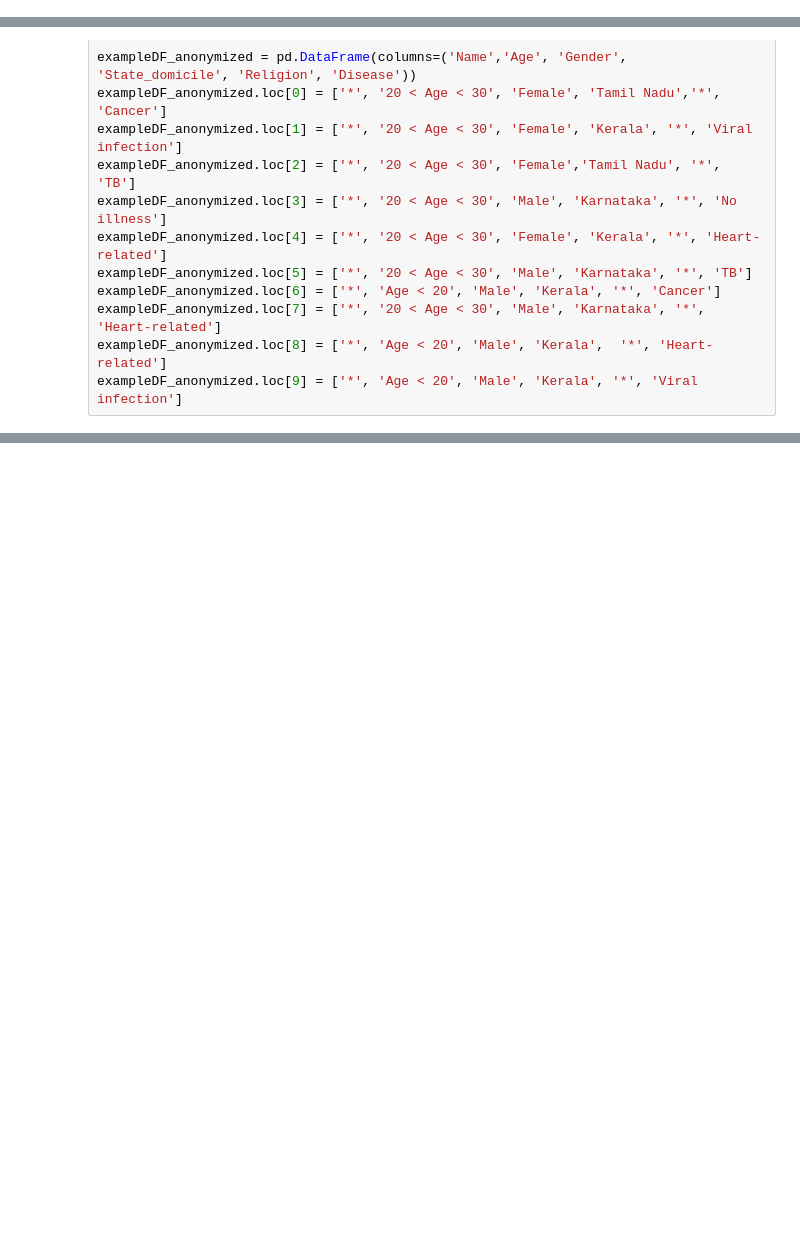
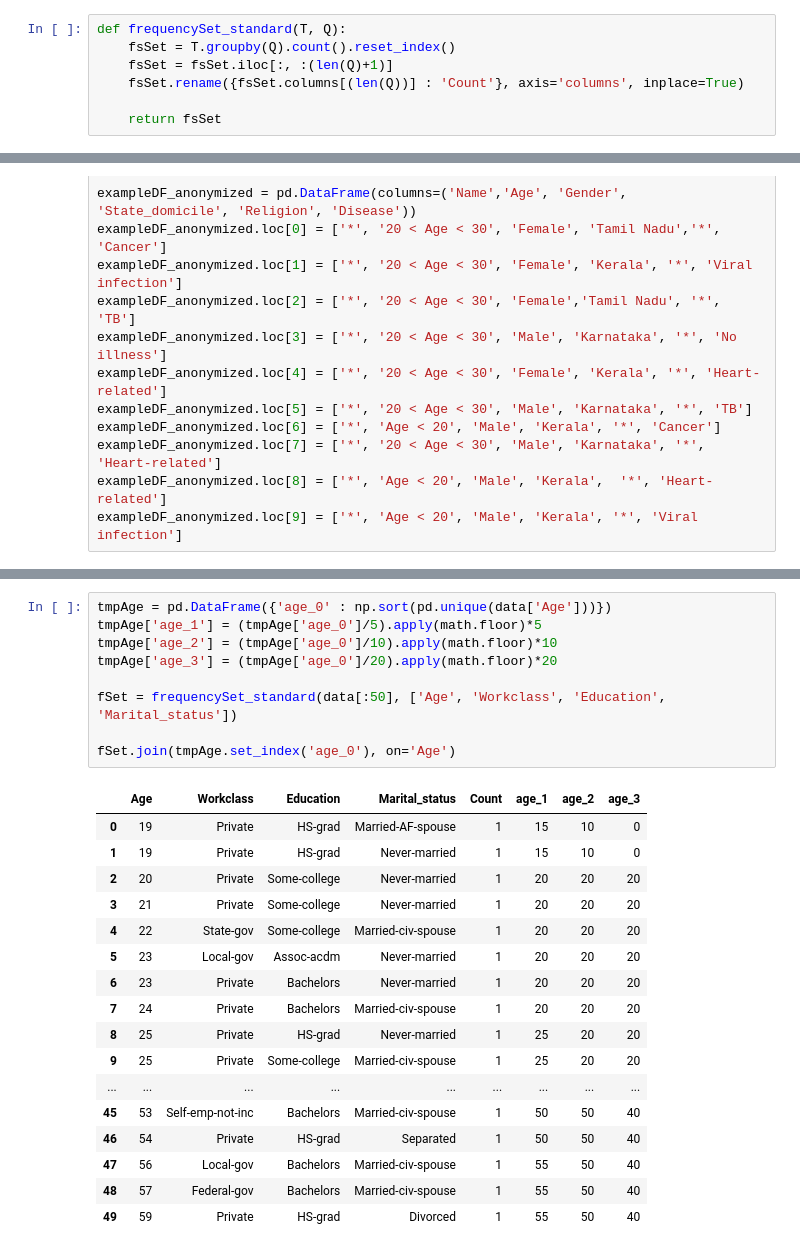
Before and after one commit to andreafasci/DPP_Project, a Jupyter notebook: DPP_Project.ipynb, the cells around one changed output, grey strips where cells are left out. Saved outputs shown, nothing was run; the diff lists cells and outputs as text; blank space fills up the shorter version.

Commit message:
Updated frequencySet(),some example of usage in Test section

```diff
--- a/DPP_Project.ipynb
+++ b/DPP_Project.ipynb
@@ -369,0 +351,7 @@ def computeK(T,Q):
+# %%
+def frequencySet_standard(T, Q):
+    fsSet = T.groupby(Q).count().reset_index()
+    fsSet = fsSet.iloc[:, :(len(Q)+1)]
+    fsSet.rename({fsSet.columns[(len(Q))] : 'Count'}, axis='columns', inplace=True)
+
+    return fsSet
@@ -438,0 +481,27 @@ frequencySet (exampleDF_anonymized, [1,2,3])
+# %%
+tmpAge = pd.DataFrame({'age_0' : np.sort(pd.unique(data['Age']))})
+tmpAge['age_1'] = (tmpAge['age_0']/5).apply(math.floor)*5
+tmpAge['age_2'] = (tmpAge['age_0']/10).apply(math.floor)*10
+tmpAge['age_3'] = (tmpAge['age_0']/20).apply(math.floor)*20
+
+fSet = frequencySet_standard(data[:50], ['Age', 'Workclass', 'Education', 'Marital_status'])
+
+fSet.join(tmpAge.set_index('age_0'), on='Age')
+# %% [output]
+|  | Age | Workclass | Education | Marital_status | Count | age_1 | age_2 | age_3 |
+| 0 | 19 | Private | HS-grad | Married-AF-spouse | 1 | 15 | 10 | 0 |
+| 1 | 19 | Private | HS-grad | Never-married | 1 | 15 | 10 | 0 |
+| 2 | 20 | Private | Some-college | Never-married | 1 | 20 | 20 | 20 |
+| 3 | 21 | Private | Some-college | Never-married | 1 | 20 | 20 | 20 |
+| 4 | 22 | State-gov | Some-college | Married-civ-spouse | 1 | 20 | 20 | 20 |
+| 5 | 23 | Local-gov | Assoc-acdm | Never-married | 1 | 20 | 20 | 20 |
+| 6 | 23 | Private | Bachelors | Never-married | 1 | 20 | 20 | 20 |
+| 7 | 24 | Private | Bachelors | Married-civ-spouse | 1 | 20 | 20 | 20 |
+| 8 | 25 | Private | HS-grad | Never-married | 1 | 25 | 20 | 20 |
+| 9 | 25 | Private | Some-college | Married-civ-spouse | 1 | 25 | 20 | 20 |
+| ... | ... | ... | ... | ... | ... | ... | ... | ... |
+| 45 | 53 | Self-emp-not-inc | Bachelors | Married-civ-spouse | 1 | 50 | 50 | 40 |
+| 46 | 54 | Private | HS-grad | Separated | 1 | 50 | 50 | 40 |
+| 47 | 56 | Local-gov | Bachelors | Married-civ-spouse | 1 | 55 | 50 | 40 |
+| 48 | 57 | Federal-gov | Bachelors | Married-civ-spouse | 1 | 55 | 50 | 40 |
+| 49 | 59 | Private | HS-grad | Divorced | 1 | 55 | 50 | 40 |
```
Also changed, not shown: parts of 11 cells of this notebook, 1 other file.
